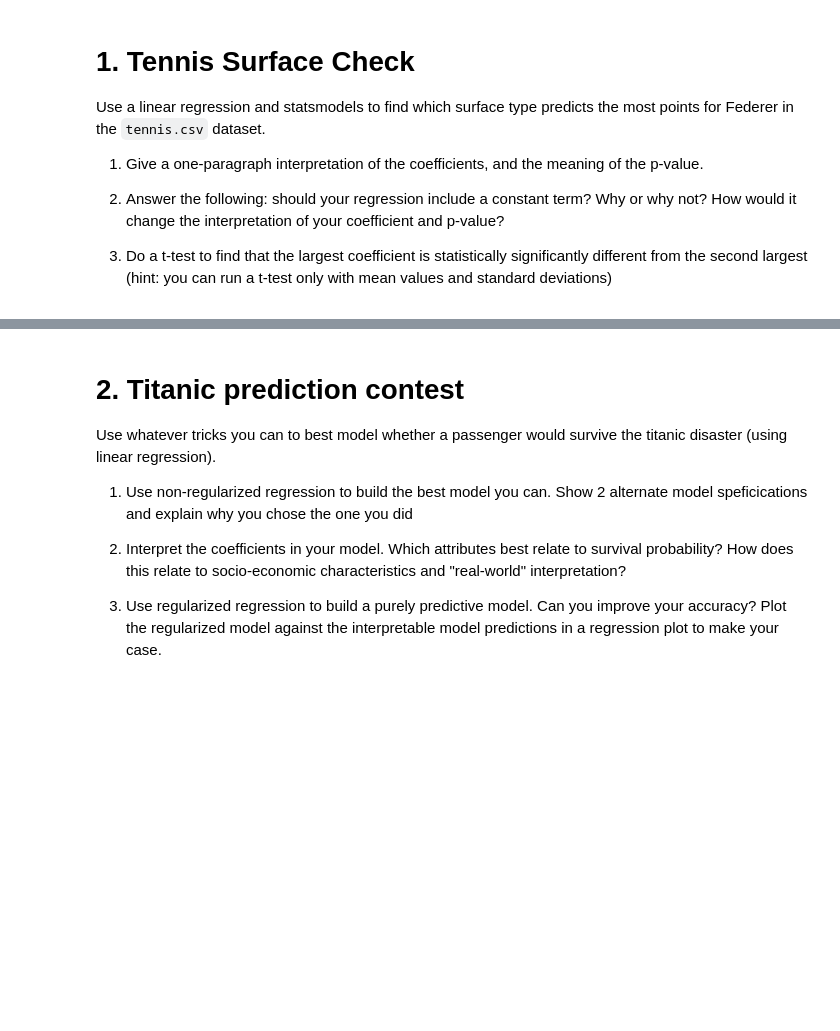
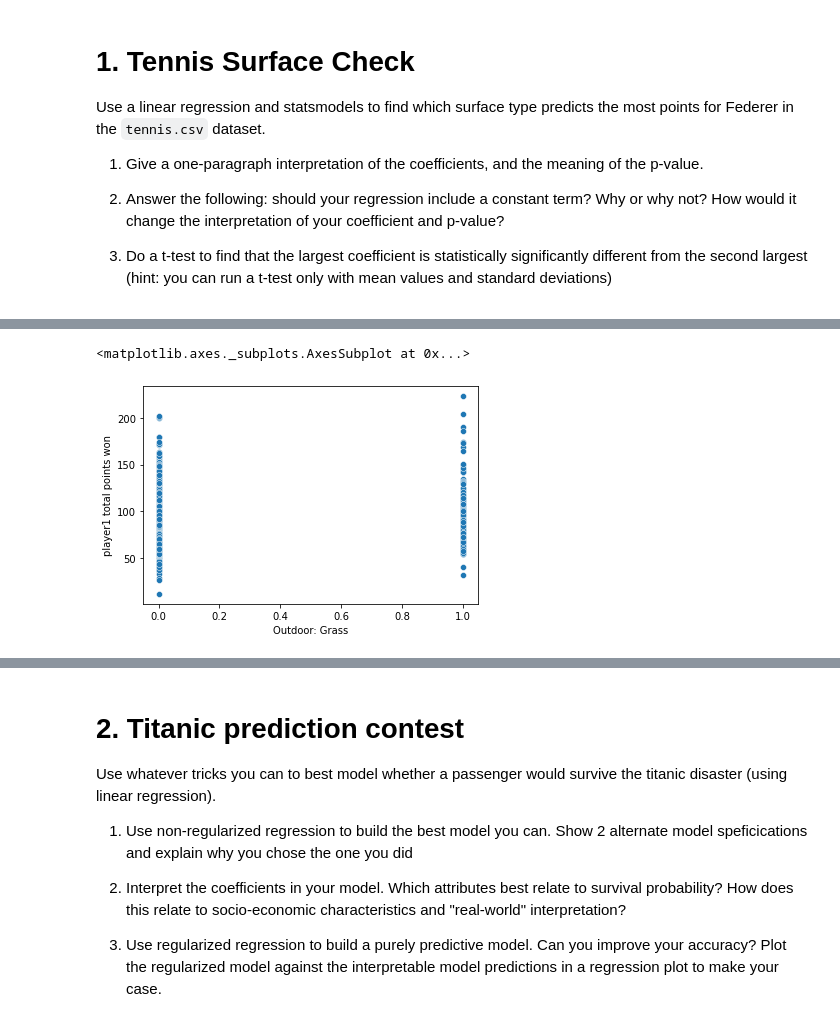
Before and after one commit to cb-ds-1/m3-3-engineering-regression, a Jupyter notebook: workshop.ipynb, the cells around one changed output, grey strips where cells are left out. Drawn from its saved outputs; the diff is of its cells as text; code cells hidden in the pictures; blank space fills up the shorter version.

```diff
--- a/workshop.ipynb
+++ b/workshop.ipynb
@@ -10,0 +163,6 @@ Use a linear regression and statsmodels to find which surface type predicts the
+# %%
+x = pd.get_dummies(df['surface'], drop_first=True)
+sns.scatterplot(x=x['Outdoor: Grass'], y='player1 total points won', data=df)
+# %% [output]
+<matplotlib.axes._subplots.AxesSubplot at 0x...>
+[figure, added]
```
Also changed, not shown: parts of 52 cells of this notebook.
